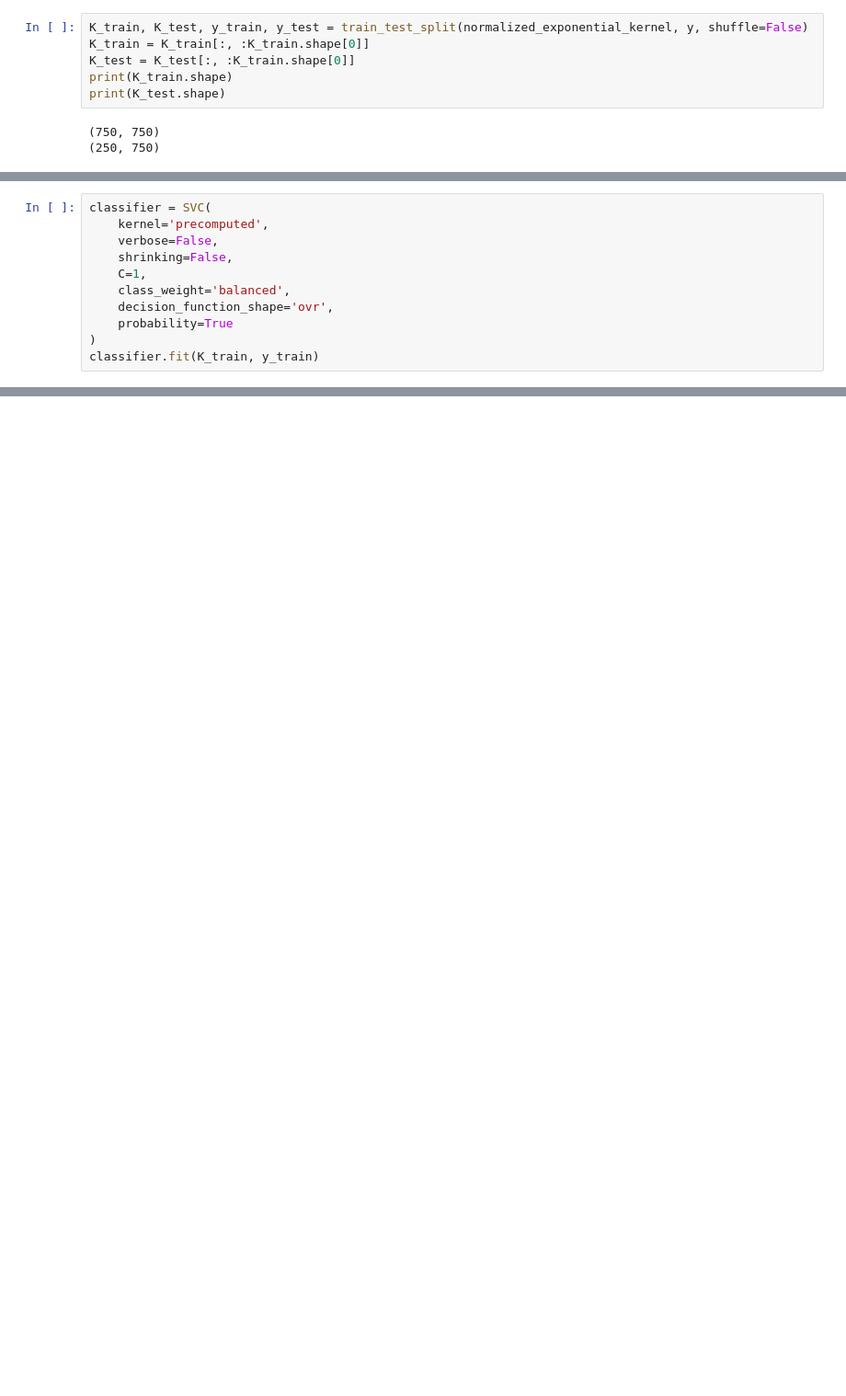
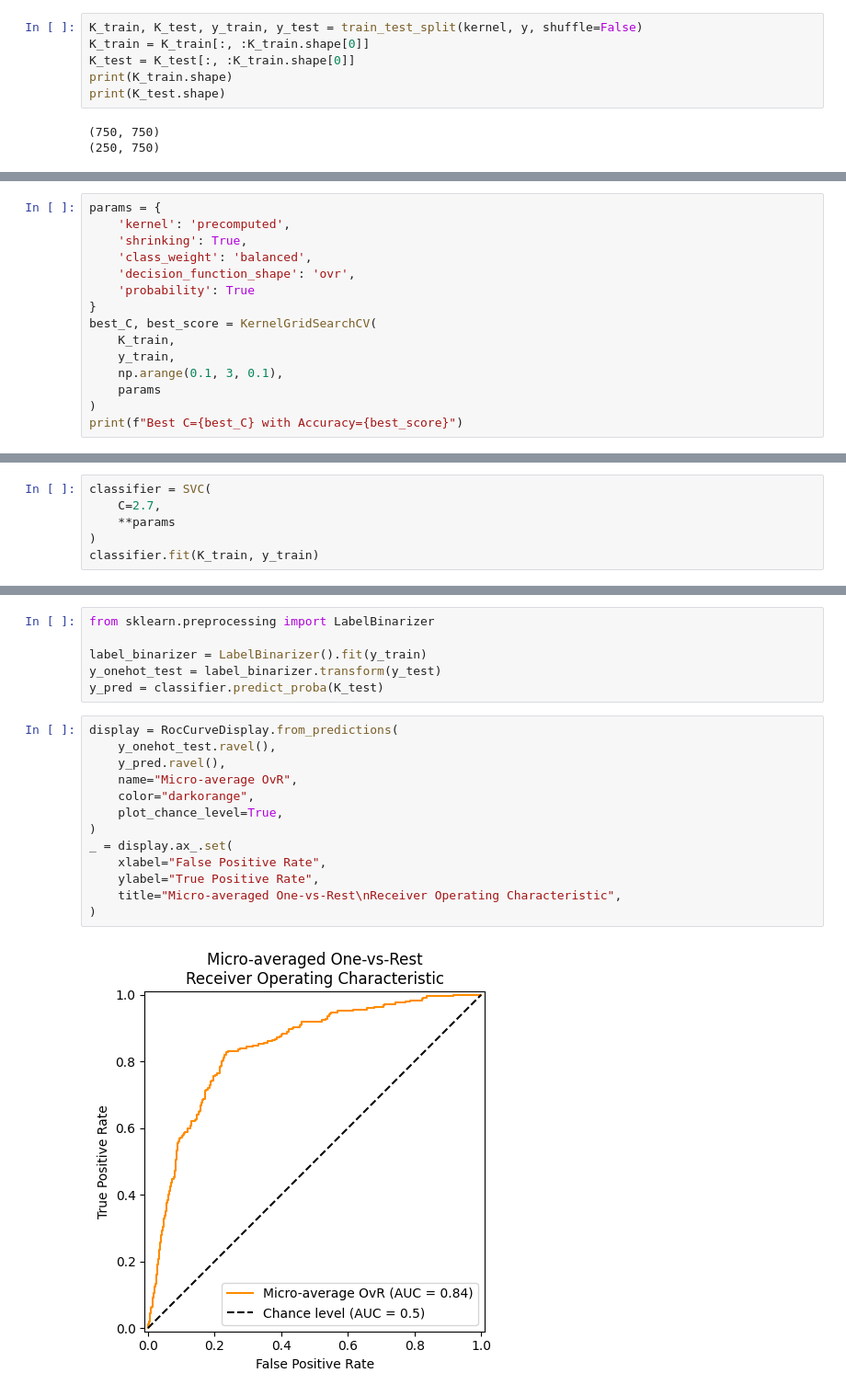
Before and after one commit to vitorfrois/TransposableElements, a Jupyter notebook: main.ipynb, the cells around one changed output, grey strips where cells are left out. Shown at 92% size. Cells and saved outputs as stored; diff of their text form; blank space fills up the shorter version.

```diff
--- a/main.ipynb
+++ b/main.ipynb
@@ -160,6 +176,6 @@ normalized_exponential_kernel = D @ ek @ D
 Aqui podemos escolher entre as matrizes `kernel`, `exponential_kernel` e `normalized_exponential_kernel`
 # %%
-K_train, K_test, y_train, y_test = train_test_split(normalized_exponential_kernel, y, shuffle=False)
+K_train, K_test, y_train, y_test = train_test_split(kernel, y, shuffle=False)
 K_train = K_train[:, :K_train.shape[0]]
 K_test = K_test[:, :K_train.shape[0]]
 print(K_train.shape)
@@ -171,0 +238,15 @@ print(K_test.shape)
+# %%
+params = {
+    'kernel': 'precomputed',
+    'shrinking': True,
+    'class_weight': 'balanced',
+    'decision_function_shape': 'ovr',
+    'probability': True
+}
+best_C, best_score = KernelGridSearchCV(
+    K_train,
+    y_train,
+    np.arange(0.1, 3, 0.1),
+    params
+)
+print(f"Best C={best_C} with Accuracy={best_score}")
@@ -172,12 +259,7 @@ print(K_test.shape)
 # %%
 classifier = SVC(
-    kernel='precomputed',
-    verbose=False,
-    shrinking=False,
-    C=1,
-    class_weight='balanced',
-    decision_function_shape='ovr',
-    probability=True
+    C=2.7,
+    **params
 )
 classifier.fit(K_train, y_train)
 # %% [output]
@@ -199,0 +288,21 @@ accuracy_score(y_pred, y_test)
+# %%
+from sklearn.preprocessing import LabelBinarizer
+
+label_binarizer = LabelBinarizer().fit(y_train)
+y_onehot_test = label_binarizer.transform(y_test)
+y_pred = classifier.predict_proba(K_test)
+# %%
+display = RocCurveDisplay.from_predictions(
+    y_onehot_test.ravel(),
+    y_pred.ravel(),
+    name="Micro-average OvR",
+    color="darkorange",
+    plot_chance_level=True,
+)
+_ = display.ax_.set(
+    xlabel="False Positive Rate",
+    ylabel="True Positive Rate",
+    title="Micro-averaged One-vs-Rest\nReceiver Operating Characteristic",
+)
+# %% [output]
+[figure, added]
```
Also changed, not shown: parts of 28 cells of this notebook.
